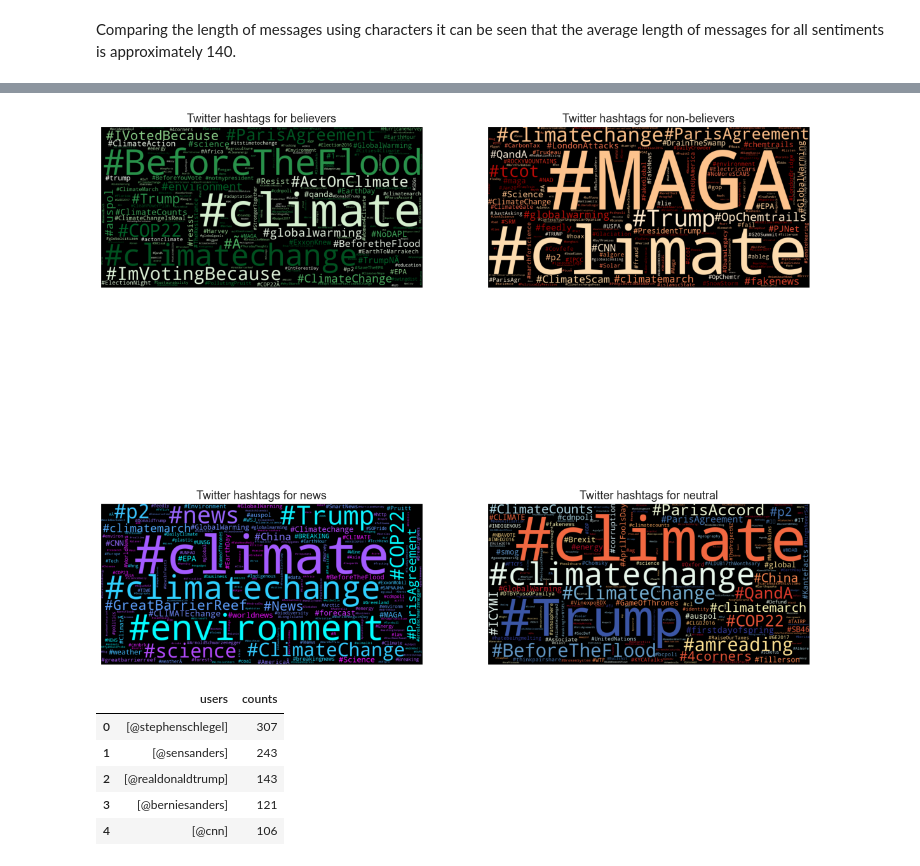
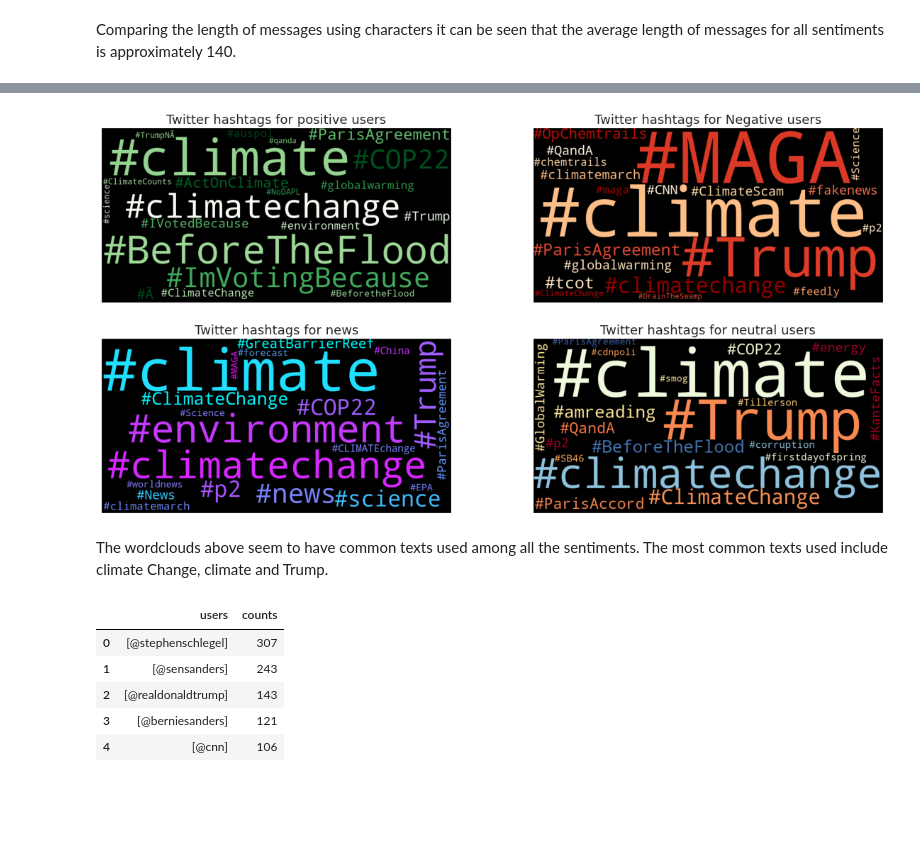
Before and after one commit to marth418/classification-predict-streamlit-template, a Jupyter notebook: Starter_notebook.ipynb, the cells around one changed output, grey strips where cells are left out. Drawn from its saved outputs; the diff is of its cells as text; code cells hidden in the pictures; blank space fills up the shorter version.

```diff
--- a/Starter_notebook.ipynb
+++ b/Starter_notebook.ipynb
@@ -290,13 +332,13 @@ First we'll start with hashtags.
 # %%
-####### Splitting the df into its sentiments
+# Splitting the df into its sentiments
 
-non_believers = train_df[train_df.sentiment == -1]
-believe = train_df[train_df.sentiment == 1]
+negative = train_df[train_df.sentiment == -1]
+positive = train_df[train_df.sentiment == 1]
 news = train_df[train_df.sentiment == 2]
 neutral = train_df[train_df.sentiment == 0]
 
-####### Extracting words which start with a hash
-non_believers_hashtags = non_believers.message.str.extractall(r'(\#\w+)')[0].value_counts()
-believe_hashtags = believe.message.str.extractall(r'(\#\w+)')[0].value_counts()
-news_hashtags = news.message.str.extractall(r'(\#\w+)')[0].value_counts()
-neutral_tweets_hashtags = neutral.message.str.extractall(r'(\#\w+)')[0].value_counts()
+# Extracting words which start with a hashtag
+negative_hashtags = negative.message.str.extractall(r'(\#\w+)')[0].value_counts().sort_values(ascending=True).tail(20)
+positive_hashtags = positive.message.str.extractall(r'(\#\w+)')[0].value_counts().sort_values(ascending=True).tail(20)
+news_hashtags = news.message.str.extractall(r'(\#\w+)')[0].value_counts().sort_values(ascending=True).tail(20)
+neutral_hashtags = neutral.message.str.extractall(r'(\#\w+)')[0].value_counts().sort_values(ascending=True).tail(20)
@@ -307,41 +388,43 @@ from wordcloud import WordCloud
 wordcloud1 = WordCloud(width = 1000,
                        height = 500,
                       colormap="Greens_r",
-                       background_color="black").generate_from_frequencies(believe_hashtags.to_dict())
+                       background_color="black").generate_from_frequencies(positive_hashtags.to_dict())
 wordcloud2 = WordCloud(width = 1000,
                        height = 500,
                       # mask = tweet_mask,
                       colormap="OrRd_r",
-                       background_color="black").generate_from_frequencies(non_believers_hashtags.to_dict())
+                       background_color="black").generate_from_frequencies(negative_hashtags.to_dict())
 wordcloud3 = WordCloud(width = 1000,
                        height = 500,
                        #mask = tweet_mask,
                       colormap="cool_r",
                        background_color="black").generate_from_frequencies(news_hashtags.to_dict())
 wordcloud4 = WordCloud(width = 1000,
                        height = 500,
                        #mask = tweet_mask,
                       colormap="RdYlBu",
-                       background_color="black").generate_from_frequencies(neutral_tweets_hashtags.to_dict())
+                       background_color="black").generate_from_frequencies(neutral_hashtags.to_dict())
 
 
-titles=['Twitter hashtags for believers',
-        'Twitter hashtags for non-believers',
+titles=['Twitter hashtags for positive users',
+        'Twitter hashtags for Negative users',
         'Twitter hashtags for news',
-        'Twitter hashtags for neutral']
+        'Twitter hashtags for neutral users']
 images=[wordcloud1, wordcloud2, wordcloud3 ,wordcloud4]
 
-fig, ax = plt.subplots(figsize=(20,20))
+fig, ax = plt.subplots(figsize=(20,10))
 for i in range(4):
     plt.subplot(2,2,i+1)
     plt.imshow(images[i])
     plt.title(titles[i])
     plt.xticks([])
     plt.yticks([])
 
 plt.show()
 # %% [output]
-[figure, old version]
+[figure, new version]
+# %% [markdown]
+The wordclouds above seem to have common texts used among all the sentiments.  The most common texts used include climate Change, climate and Trump.
 # %%
 # Looking at Counts of the most popular users
 counts=train_df.users.value_counts()
```
Also changed, not shown: parts of 54 cells of this notebook.
